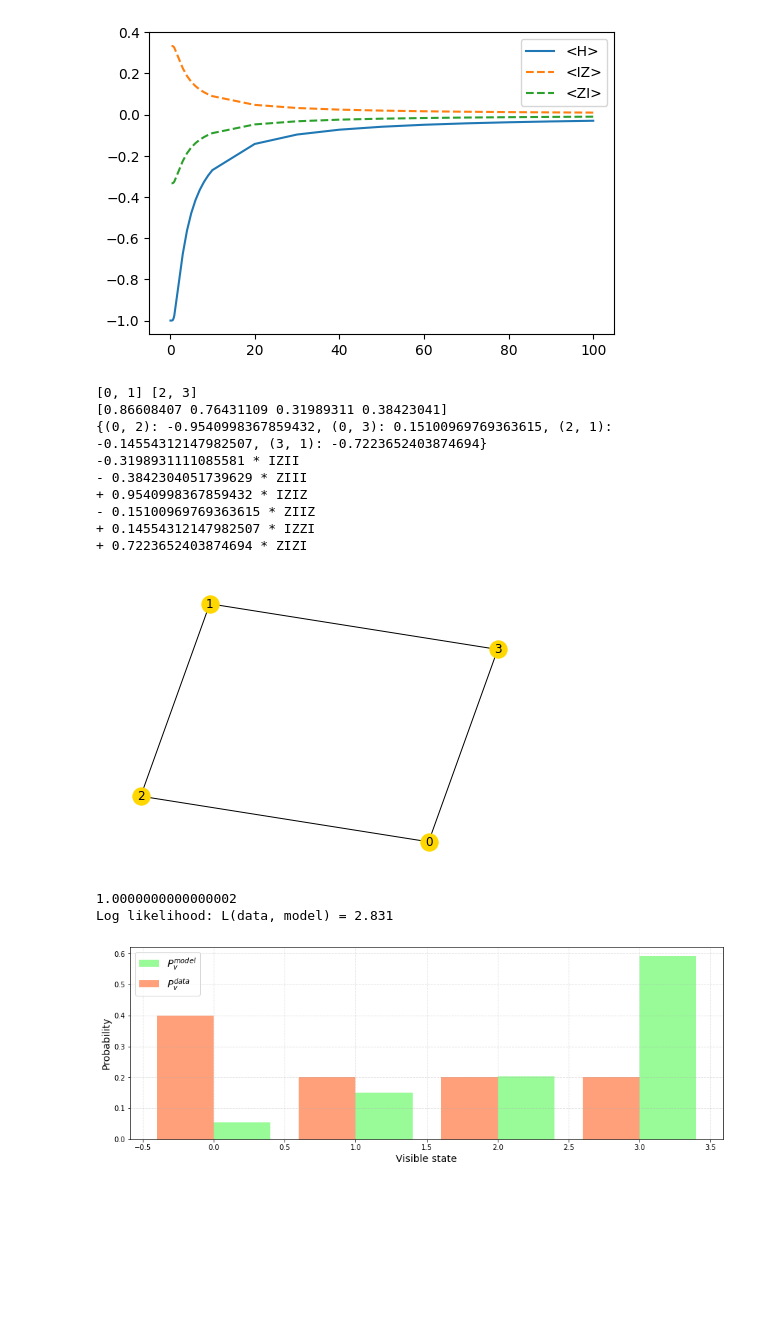
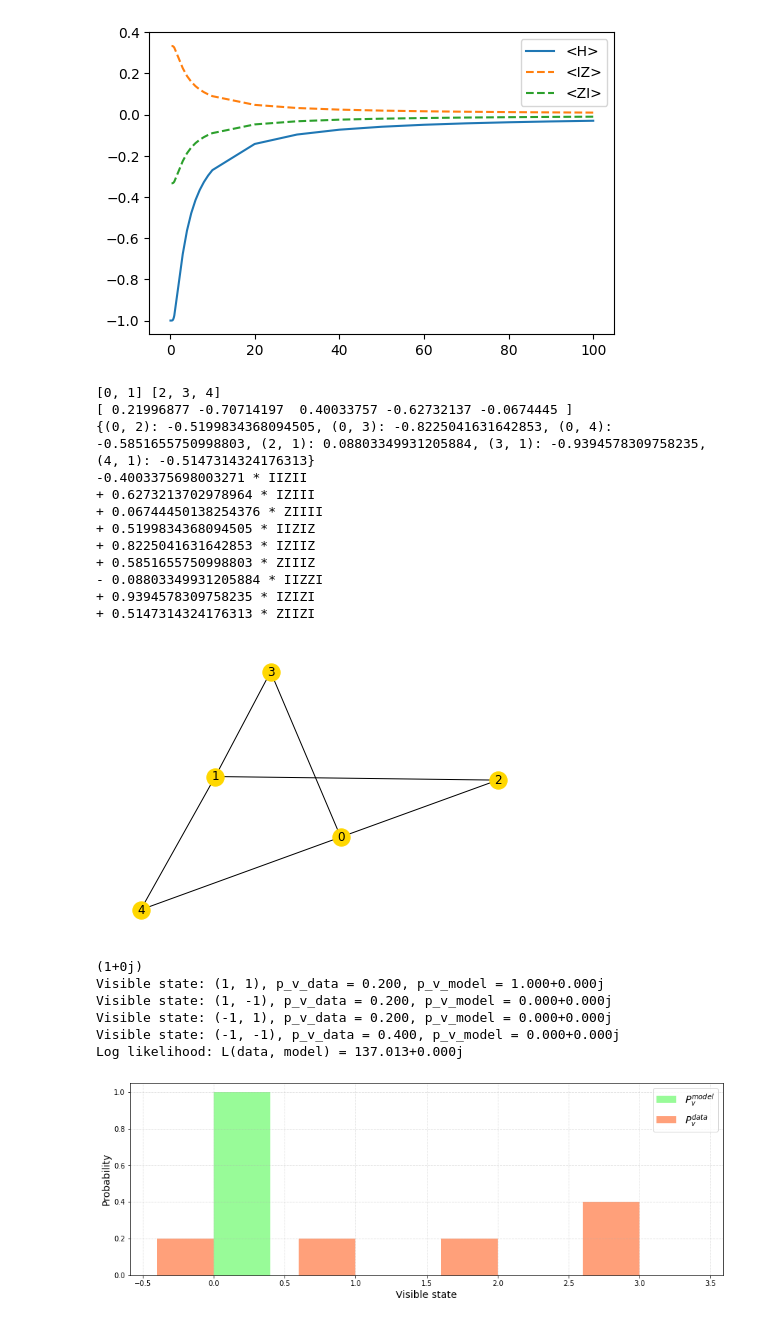
Before and after one commit to jviszlai/Bayesian-inference-coresets, a Jupyter notebook: QBM.ipynb, the cells around one changed output. Saved outputs shown, nothing was run; the diff lists cells and outputs as text; code cells hidden in the pictures; blank space fills up the shorter version.

```diff
--- a/QBM.ipynb
+++ b/QBM.ipynb
@@ -295,38 +279,46 @@ class QuantumBoltzmannMachine:
             cur_epoch += 1
 # %%
 G = nx.Graph()
-G.add_edges_from([(0,2), (0,3),
-                  (1,2), (1,3)])
+G.add_edges_from([(0,2), (0,3), (0,4),
+                  (1,2), (1,3), (1,4)])
 nx.draw_spring(G, with_labels=True, node_color='gold')
 
 visible = [0,1]
-hidden = [2,3]
+hidden = [2, 3, 4]
 bm = QuantumBoltzmannMachine(G, visible, hidden)
 print(bm.visible_nodes, bm.hidden_nodes)
 print(bm.single_params)
 print(bm.double_params)
 print(bm.get_hamiltonian(clamped=True))
 # %% [output]
-[0, 1] [2, 3]
-[0.86608407 0.76431109 0.31989311 0.38423041]
-{(0, 2): -0.9540998367859432, (0, 3): 0.15100969769363615, (2, 1): -0.14554312147982507, (3, 1): -0.7223652403874694}
--0.3198931111085581 * IZII
-- 0.3842304051739629 * ZIII
-+ 0.9540998367859432 * IZIZ
-- 0.15100969769363615 * ZIIZ
-+ 0.14554312147982507 * IZZI
-+ 0.7223652403874694 * ZIZI
+[0, 1] [2, 3, 4]
+[ 0.21996877 -0.70714197  0.40033757 -0.62732137 -0.0674445 ]
+{(0, 2): -0.5199834368094505, (0, 3): -0.8225041631642853, (0, 4): -0.5851655750998803, (2, 1): 0.08803349931205884, (3, 1): -0.9394578309758235, (4, 1): -0.5147314324176313}
+-0.4003375698003271 * IIZII
++ 0.6273213702978964 * IZIII
++ 0.06744450138254376 * ZIIII
++ 0.5199834368094505 * IIZIZ
++ 0.8225041631642853 * IZIIZ
++ 0.5851655750998803 * ZIIIZ
+- 0.08803349931205884 * IIZZI
++ 0.9394578309758235 * IZIZI
++ 0.5147314324176313 * ZIIZI
-[figure, old version]
+[figure, new version]
 # %%
 data_dist = {(-1, -1): 0.40, (-1, 1): 0.2, (1, -1): 0.2, (1, 1): 0.2}
+beta = 100
 
-model_dist = bm.get_distribution()
+model_dist = bm.get_distribution(beta=beta)
 print(sum(model_dist.values()))
 llh = bm.log_likelihood(data_dist, model_dist)
 print(f'Log likelihood: L(data, model) = {llh:.3f}')
 bm.plot_dist(model_dist, data_dist=data_dist)
 # %% [output]
-1.0000000000000002
-Log likelihood: L(data, model) = 2.831
+(1+0j)
+Visible state: (1, 1), p_v_data = 0.200, p_v_model = 1.000+0.000j
+Visible state: (1, -1), p_v_data = 0.200, p_v_model = 0.000+0.000j
+Visible state: (-1, 1), p_v_data = 0.200, p_v_model = 0.000+0.000j
+Visible state: (-1, -1), p_v_data = 0.400, p_v_model = 0.000+0.000j
+Log likelihood: L(data, model) = 137.013+0.000j
-[figure, old version]
+[figure, new version]
 # %%
```
Also changed, not shown: parts of 2 cells of this notebook, 1 other file.
